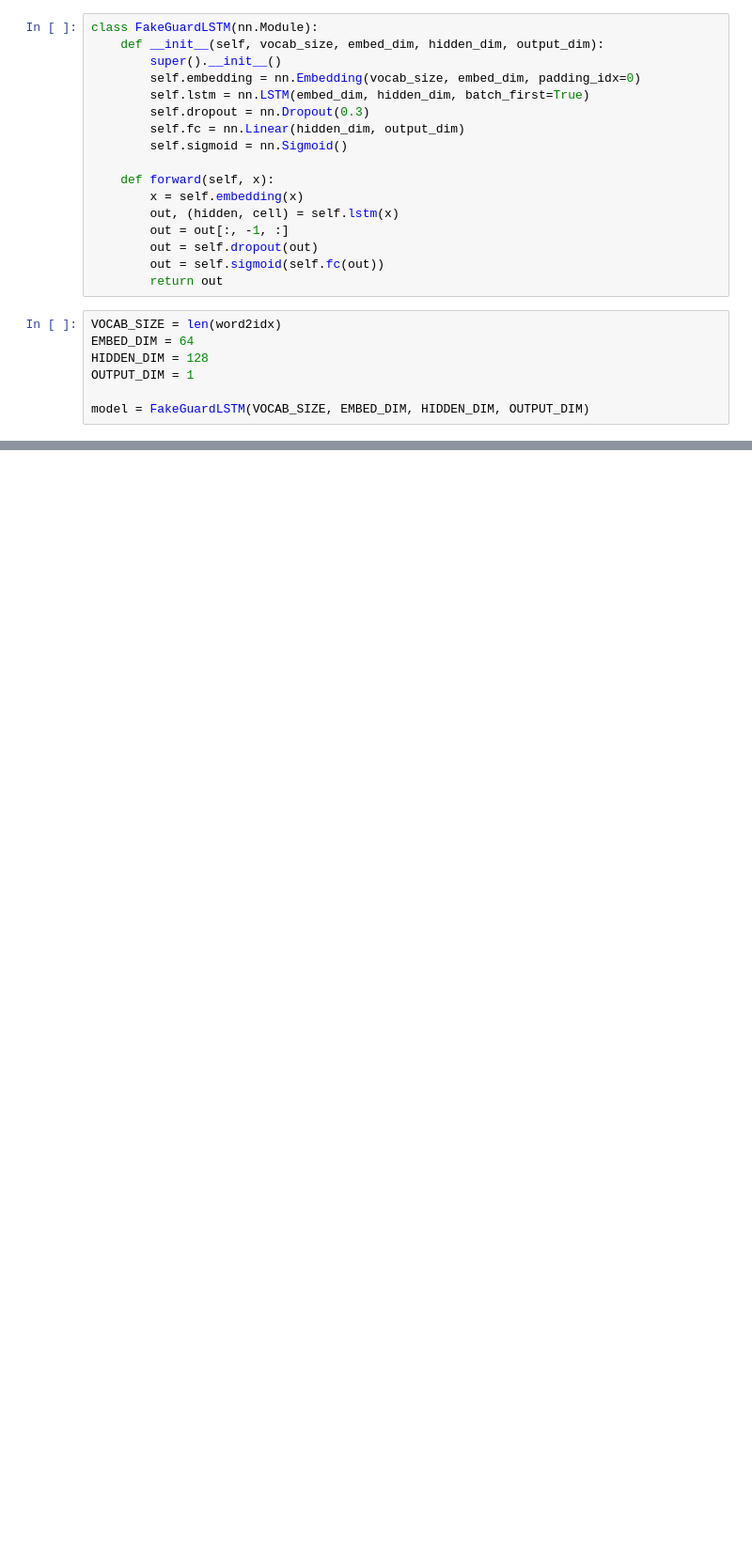
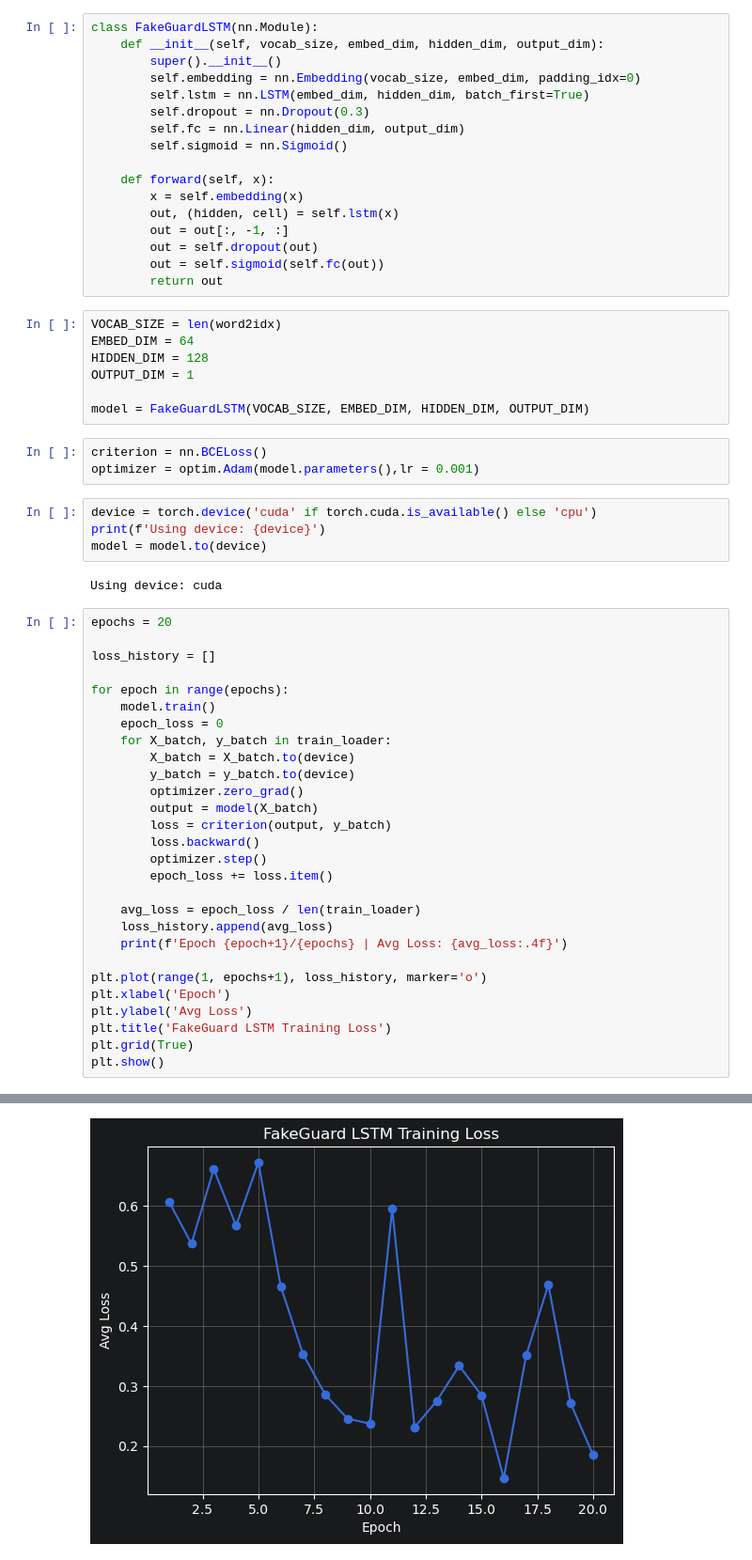
Before and after one commit to aviksarkar0204-stack/TruthScanAI, a Jupyter notebook: notebooks/LSTM_Embedding.ipynb, the cells around one changed output, grey strips where cells are left out. Shown at 94% size. Saved outputs shown, nothing was run; the diff lists cells and outputs as text; blank space fills up the shorter version.

Commit message:
Add training loop and loss visualization in LSTM_Embedding notebook

```diff
--- a/notebooks/LSTM_Embedding.ipynb
+++ b/notebooks/LSTM_Embedding.ipynb
@@ -114,3 +115,41 @@ HIDDEN_DIM = 128
 OUTPUT_DIM = 1
 
 model = FakeGuardLSTM(VOCAB_SIZE, EMBED_DIM, HIDDEN_DIM, OUTPUT_DIM)
+# %%
+criterion = nn.BCELoss()
+optimizer = optim.Adam(model.parameters(),lr = 0.001)
+# %%
+device = torch.device('cuda' if torch.cuda.is_available() else 'cpu')
+print(f'Using device: {device}')
+model = model.to(device)
+# %% [output]
+Using device: cuda
+# %%
+epochs = 20
+
+loss_history = []
+
+for epoch in range(epochs):
+    model.train()
+    epoch_loss = 0
+    for X_batch, y_batch in train_loader:
+        X_batch = X_batch.to(device)
+        y_batch = y_batch.to(device)
+        optimizer.zero_grad()
+        output = model(X_batch)
+        loss = criterion(output, y_batch)
+        loss.backward()
+        optimizer.step()
+        epoch_loss += loss.item()
+
+    avg_loss = epoch_loss / len(train_loader)
+    loss_history.append(avg_loss)
+    print(f'Epoch {epoch+1}/{epochs} | Avg Loss: {avg_loss:.4f}')
+
+plt.plot(range(1, epochs+1), loss_history, marker='o')
+plt.xlabel('Epoch')
+plt.ylabel('Avg Loss')
+plt.title('FakeGuard LSTM Training Loss')
+plt.grid(True)
+plt.show()
+# %% [output]
@@ -116,0 +176 @@ model = FakeGuardLSTM(VOCAB_SIZE, EMBED_DIM, HIDDEN_DIM, OUTPUT_DIM)
+[figure, added]
```
Also changed, not shown: parts of 4 cells of this notebook.
